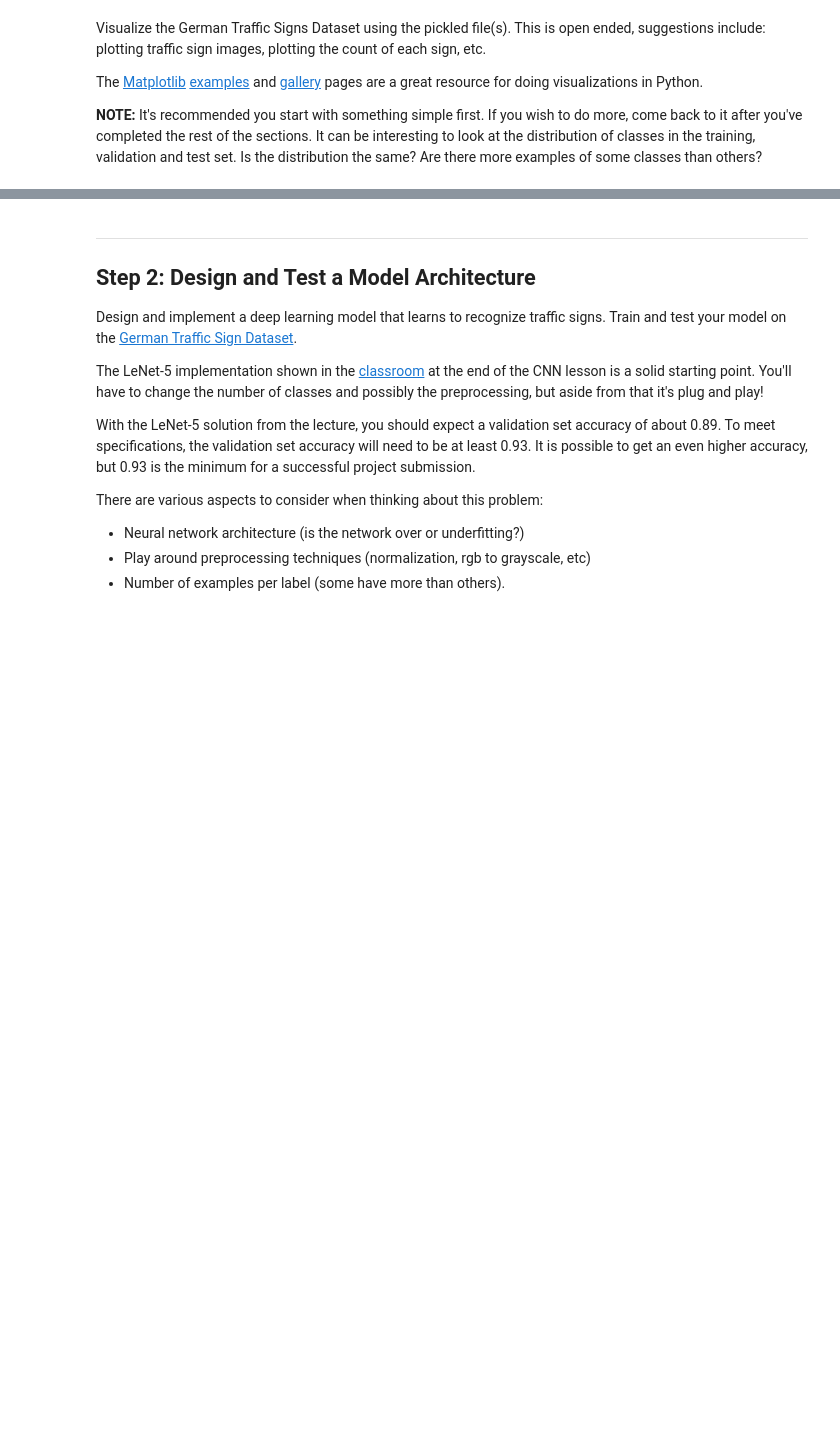
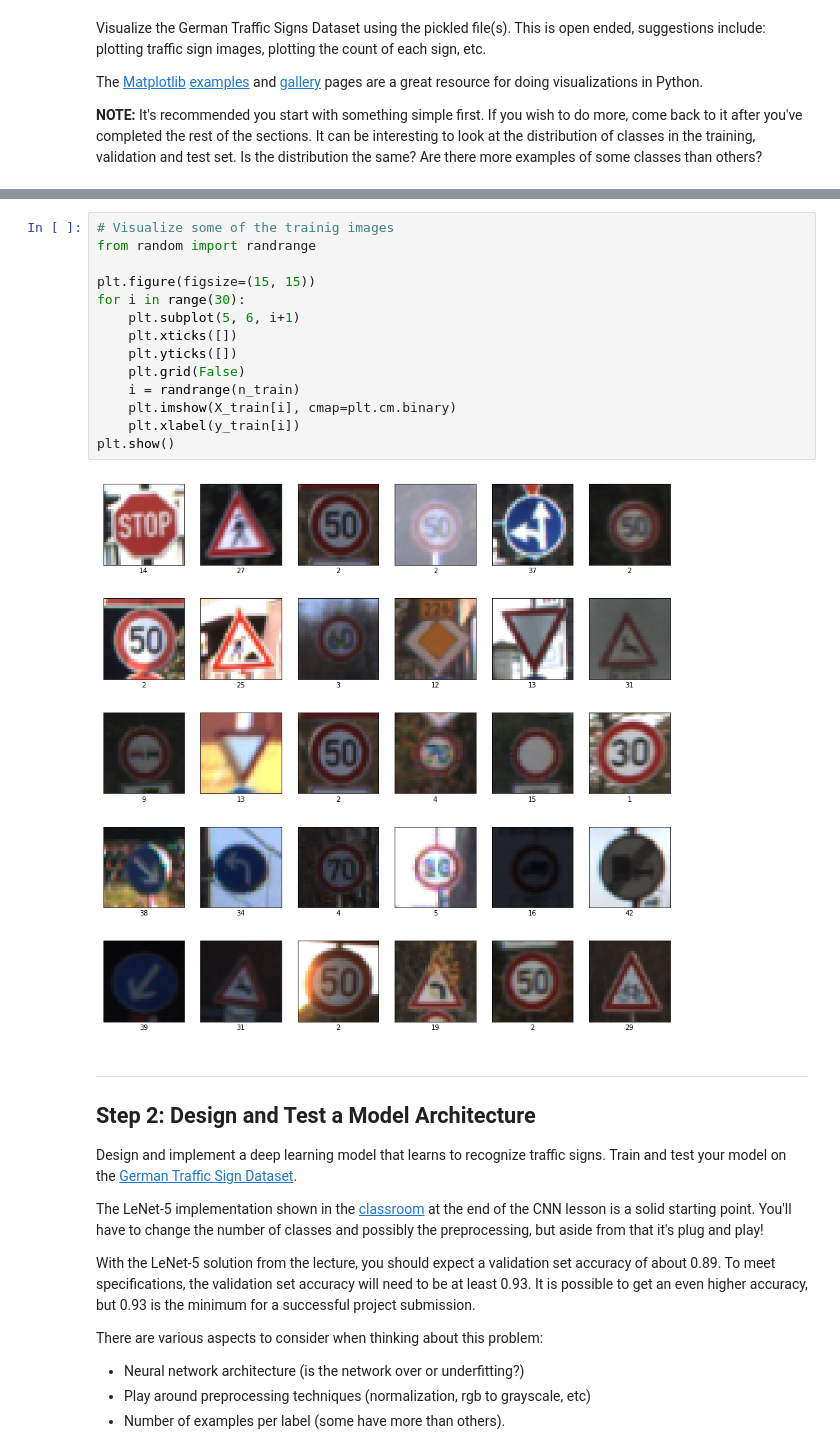
Before and after one commit to Akitsuyoshi/CarND-Traffic-Sign-Classifier-Project, a Jupyter notebook: Traffic_Sign_Classifier.ipynb, the cells around one changed output, grey strips where cells are left out. Saved outputs shown, nothing was run; the diff lists cells and outputs as text; blank space fills up the shorter version.

```diff
--- a/Traffic_Sign_Classifier.ipynb
+++ b/Traffic_Sign_Classifier.ipynb
@@ -94,3 +106,19 @@ import matplotlib.pyplot as plt
+# %%
+# Visualize some of the trainig images
+from random import randrange
+
+plt.figure(figsize=(15, 15))
+for i in range(30):
+    plt.subplot(5, 6, i+1)
+    plt.xticks([])
+    plt.yticks([])
+    plt.grid(False)
+    i = randrange(n_train)
+    plt.imshow(X_train[i], cmap=plt.cm.binary)
+    plt.xlabel(y_train[i])
+plt.show()
+# %% [output]
+[figure, added]
 # %% [markdown]
 ----
 
```
Also changed, not shown: parts of 12 cells of this notebook.
